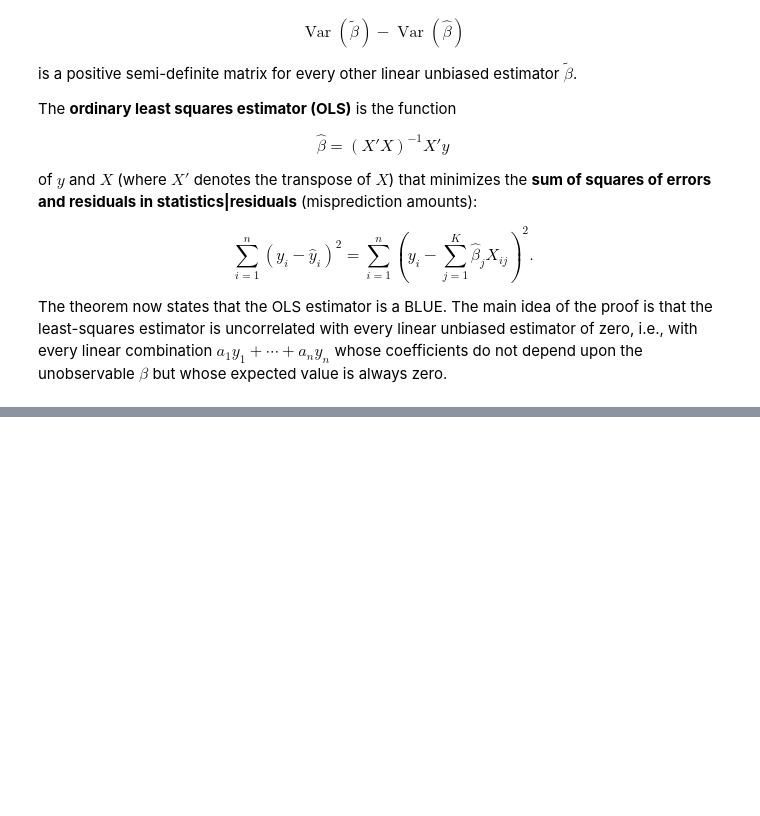
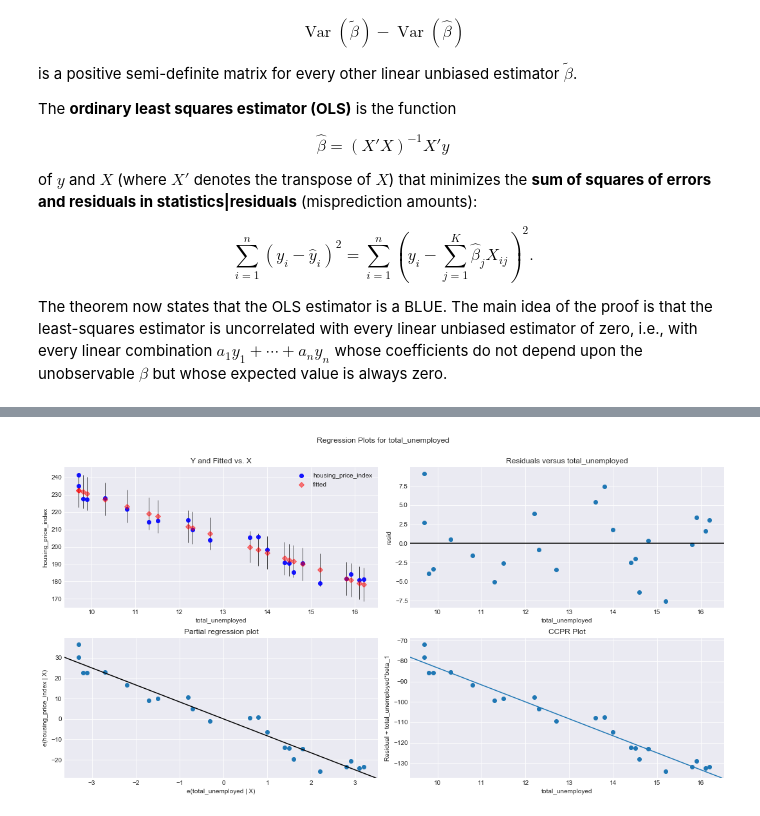
Before and after one commit to hvribeiro/MCSC1, a Jupyter notebook: aulas/03.4 - Maximum A-Posteriori, Robust Statistics, and Bootstrapping.ipynb, the cells around one changed output, grey strips where cells are left out. Cells and saved outputs as stored; diff of their text form; code cells hidden in the pictures; blank space fills up the shorter version.

Commit message:
include linear regression example in 03.4

```diff
--- a/aulas/03.4 - Maximum A-Posteriori, Robust Statistics, and Bootstrapping.ipynb
+++ b/aulas/03.4 - Maximum A-Posteriori, Robust Statistics, and Bootstrapping.ipynb
@@ -1380,0 +1393,2 @@ for the covariance of the estimated $\boldsymbol{\beta}$ values.
+# %%
+df = pd.read_csv('03.4 - sample data.csv')
@@ -1380,0 +1404,21 @@ for the covariance of the estimated $\boldsymbol{\beta}$ values.
+# %%
+# fit our model with .fit() and show results
+# we use statsmodels' formula API to invoke the syntax below,
+# where we write out the formula using ~
+housing_model = ols("housing_price_index ~ total_unemployed", data=df).fit()
+
+# summarize our model
+housing_model_summary = housing_model.summary()
+
+housing_model_summary
+
+# # convert our table to HTML and add colors to headers for explanatory purposes
+# HTML(
+# (housing_model_summary
+#     .as_html()
+#     .replace('<th>  Adj. R-squared:    </th>', '<th style="background-color:#aec7e8;"> Adj. R-squared: </th>')
+#     .replace('<th>coef</th>', '<th style="background-color:#ffbb78;">coef</th>')
+#     .replace('<th>std err</th>', '<th style="background-color:#c7e9c0;">std err</th>')
+#     .replace('<th>P>|t|</th>', '<th style="background-color:#bcbddc;">P>|t|</th>')
+#     .replace('<th>[0.025</th>    <th>0.975]</th>', '<th style="background-color:#ff9896;">[0.025</th>    <th style="background-color:#ff9896;">0.975]</th>'))
+# )
@@ -1380,0 +1455,9 @@ for the covariance of the estimated $\boldsymbol{\beta}$ values.
+# %%
+# This produces our four regression plots for total_unemployed
+fig = plt.figure(figsize=(15,8))
+
+# pass in the model as the first parameter, then specify the
+# predictor variable we want to analyze
+fig = sm.graphics.plot_regress_exog(housing_model, "total_unemployed", fig=fig)
+# %% [output]
+[figure, added]
```
Also changed, not shown: parts of 12 cells of this notebook.
